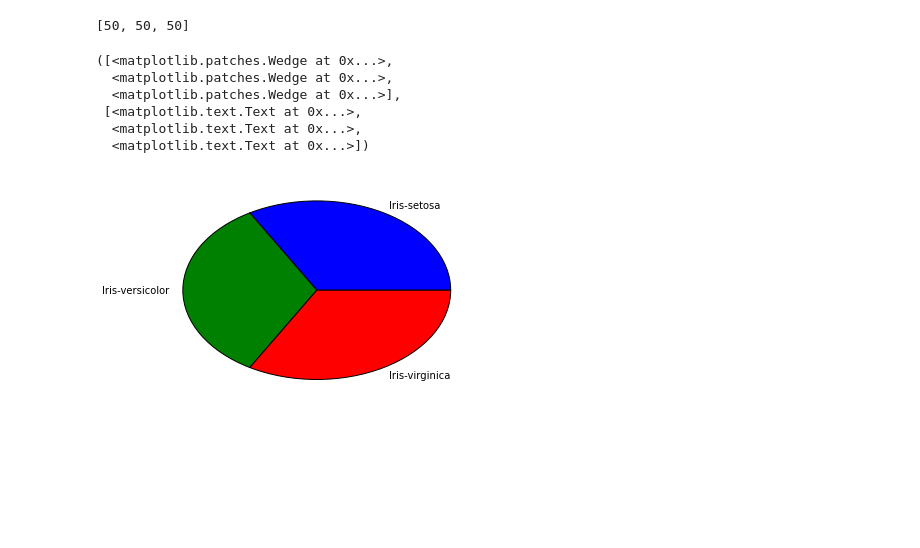
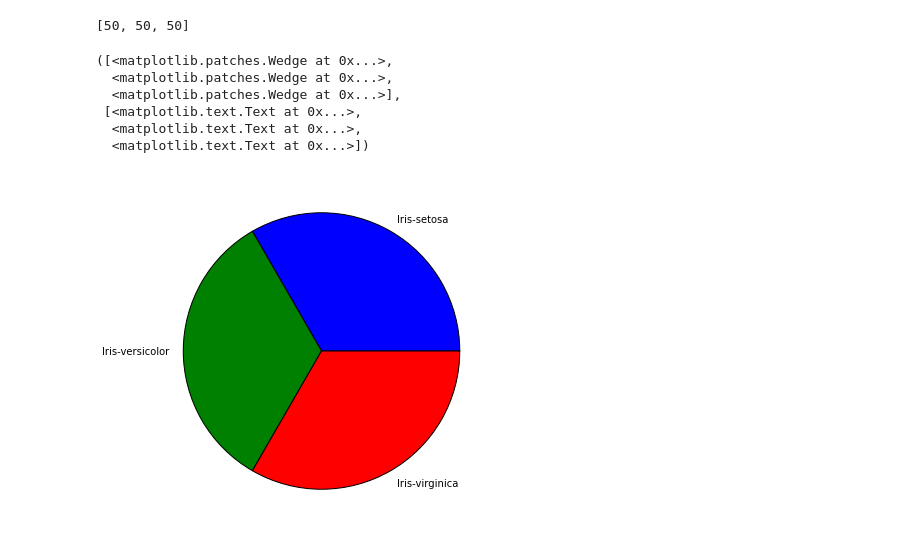
Before and after one commit to nickedes/Baby-science, a Jupyter notebook: Lessons/Random.ipynb, the cells around one changed output. Saved outputs shown, nothing was run; the diff lists cells and outputs as text; code cells hidden in the pictures; blank space fills up the shorter version.

Commit message:
Random : A better Pie chart of species,actually made a box and den pie chart is drawn inside it.

```diff
--- a/Lessons/Random.ipynb
+++ b/Lessons/Random.ipynb
@@ -40,16 +40,14 @@ counts
 # %% [output]
 [50, 50, 50]
 # %%
-# figure(1, figsize=(6,6))
-# ax = axes([0.1, 0.1, 0.8, 0.8])
-# # explode=(0, 0.05, 0, 0)
-%matplotlib inline
+figure(1, figsize=(6,6))
+ax = axes([0.1, 0.1, 0.8, 0.8])
 pie(counts, labels=labels)
 # %% [output]
 ([<matplotlib.patches.Wedge at 0x...>,
   <matplotlib.patches.Wedge at 0x...>,
   <matplotlib.patches.Wedge at 0x...>],
  [<matplotlib.text.Text at 0x...>,
   <matplotlib.text.Text at 0x...>,
   <matplotlib.text.Text at 0x...>])
-[figure, old version]
+[figure, new version]
```
